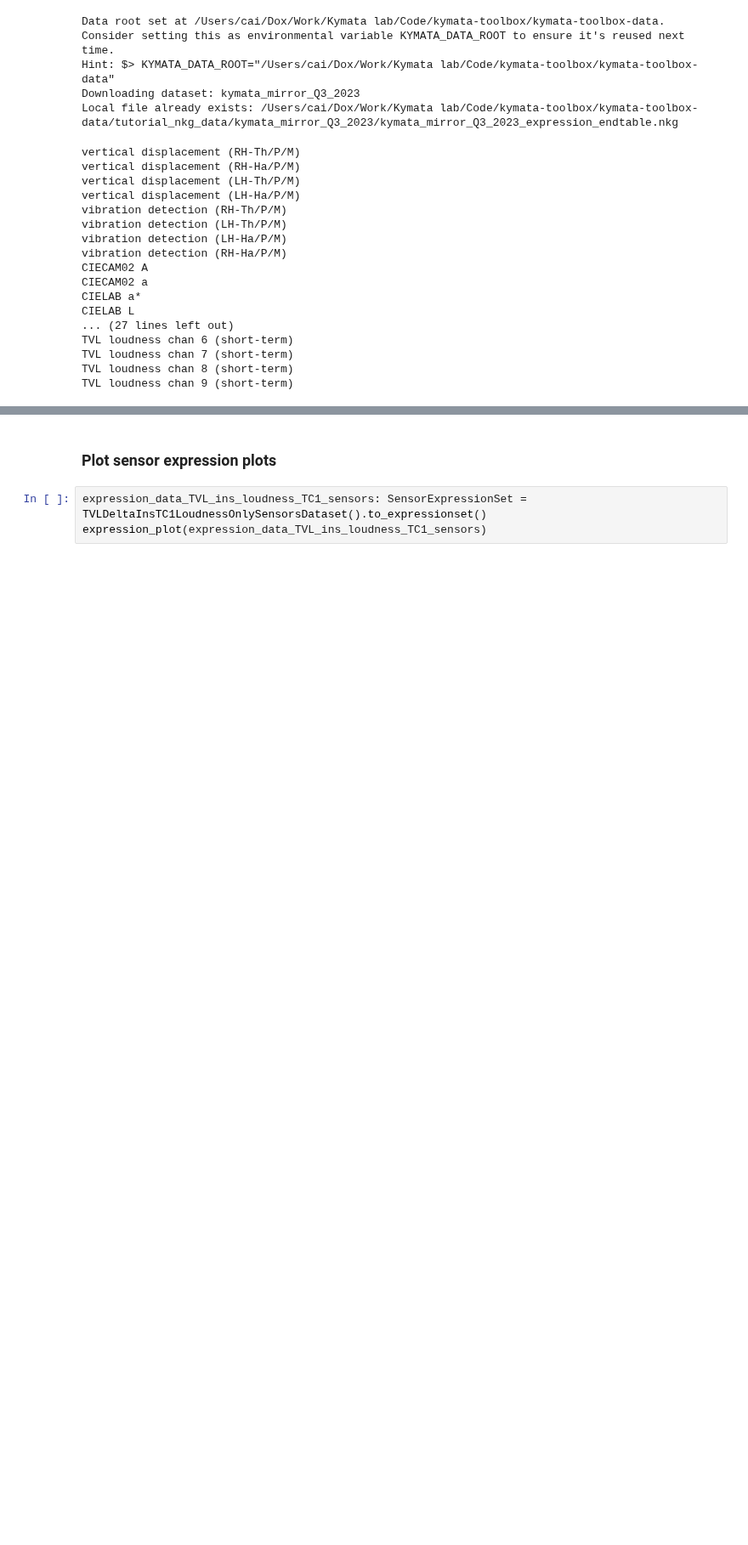
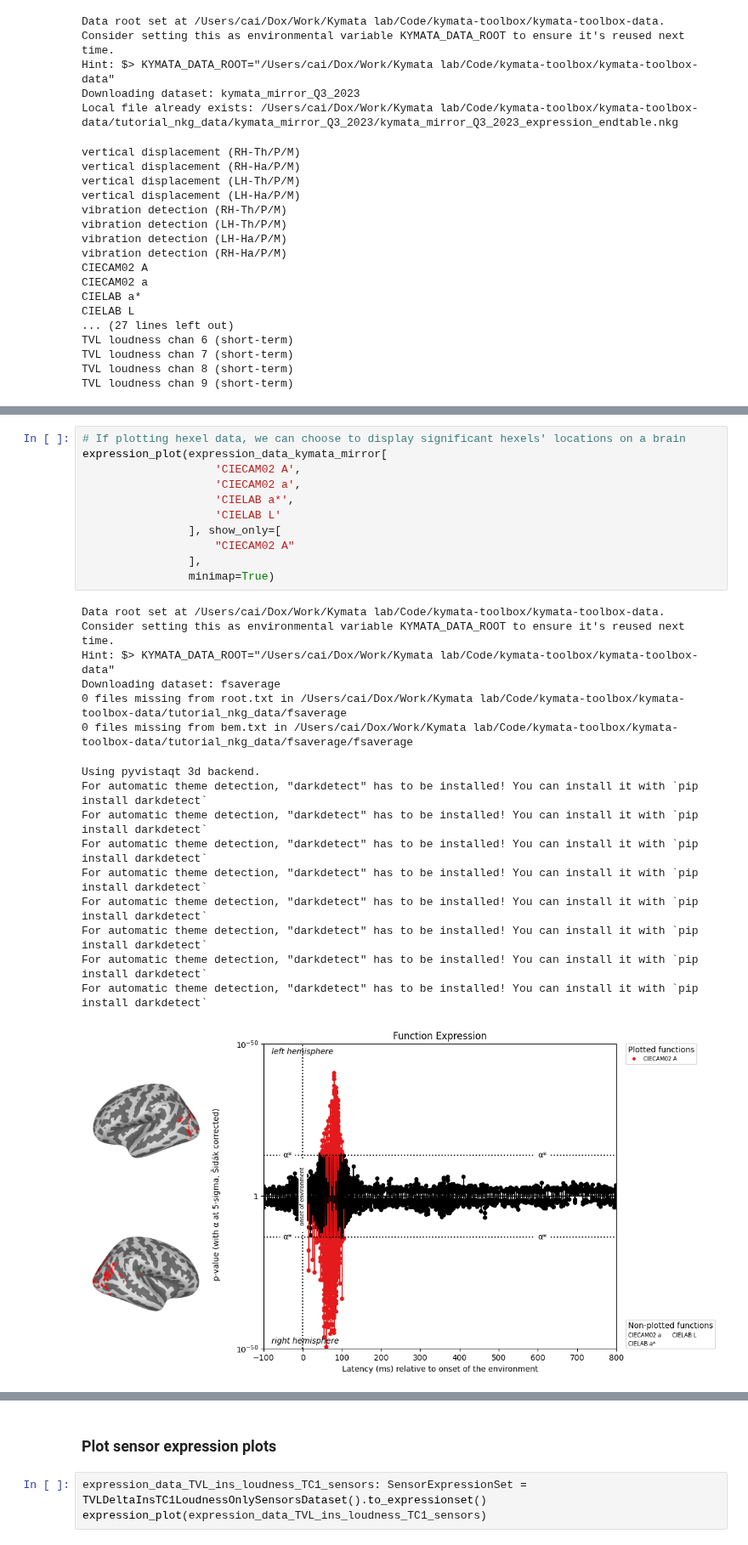
Before and after one commit to kymata-atlas/kymata-core, a Jupyter notebook: demos/demo_plotting.ipynb, the cells around one changed output, grey strips where cells are left out. Shown at 85% size. Cells and saved outputs as stored; diff of their text form; blank space fills up the shorter version.

Commit message:
Plotting demo notebook includes minimap example

```diff
--- a/demos/demo_plotting.ipynb
+++ b/demos/demo_plotting.ipynb
@@ -67,3 +67,31 @@ expression_plot(expression_data_kymata_mirror[
+# %%
+# If plotting hexel data, we can choose to display significant hexels' locations on a brain
+expression_plot(expression_data_kymata_mirror[
+                    'CIECAM02 A',
+                    'CIECAM02 a',
+                    'CIELAB a*',
+                    'CIELAB L'
+                ], show_only=[
+                    "CIECAM02 A"
+                ],
+                minimap=True)
+# %% [output]
+Data root set at /Users/cai/Dox/Work/Kymata lab/Code/kymata-toolbox/kymata-toolbox-data.
+Consider setting this as environmental variable KYMATA_DATA_ROOT to ensure it's reused next time.
+Hint: $> KYMATA_DATA_ROOT="/Users/cai/Dox/Work/Kymata lab/Code/kymata-toolbox/kymata-toolbox-data"
+Downloading dataset: fsaverage
+0 files missing from root.txt in /Users/cai/Dox/Work/Kymata lab/Code/kymata-toolbox/kymata-toolbox-data/tutorial_nkg_data/fsaverage
+0 files missing from bem.txt in /Users/cai/Dox/Work/Kymata lab/Code/kymata-toolbox/kymata-toolbox-data/tutorial_nkg_data/fsaverage/fsaverage
+Using pyvistaqt 3d backend.
+For automatic theme detection, "darkdetect" has to be installed! You can install it with `pip install darkdetect`
+For automatic theme detection, "darkdetect" has to be installed! You can install it with `pip install darkdetect`
+For automatic theme detection, "darkdetect" has to be installed! You can install it with `pip install darkdetect`
+For automatic theme detection, "darkdetect" has to be installed! You can install it with `pip install darkdetect`
+For automatic theme detection, "darkdetect" has to be installed! You can install it with `pip install darkdetect`
+For automatic theme detection, "darkdetect" has to be installed! You can install it with `pip install darkdetect`
+For automatic theme detection, "darkdetect" has to be installed! You can install it with `pip install darkdetect`
+For automatic theme detection, "darkdetect" has to be installed! You can install it with `pip install darkdetect`
+[figure, added]
 # %%
 # Override colours (using hexcodes) so that all touch are cyan, all hearing orange, and all visual purple
 expression_plot(expression_data_kymata_mirror[
```
Also changed, not shown: parts of 6 cells of this notebook, 2 other files.
